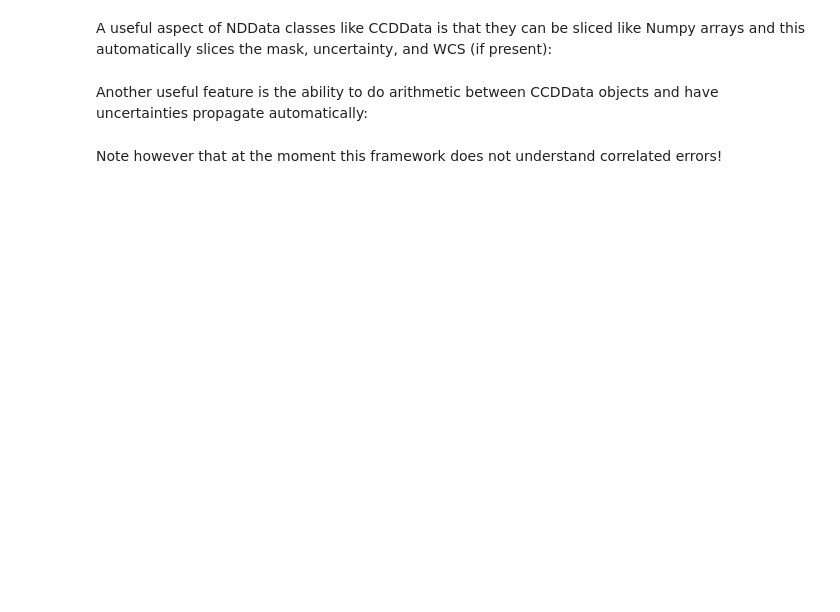
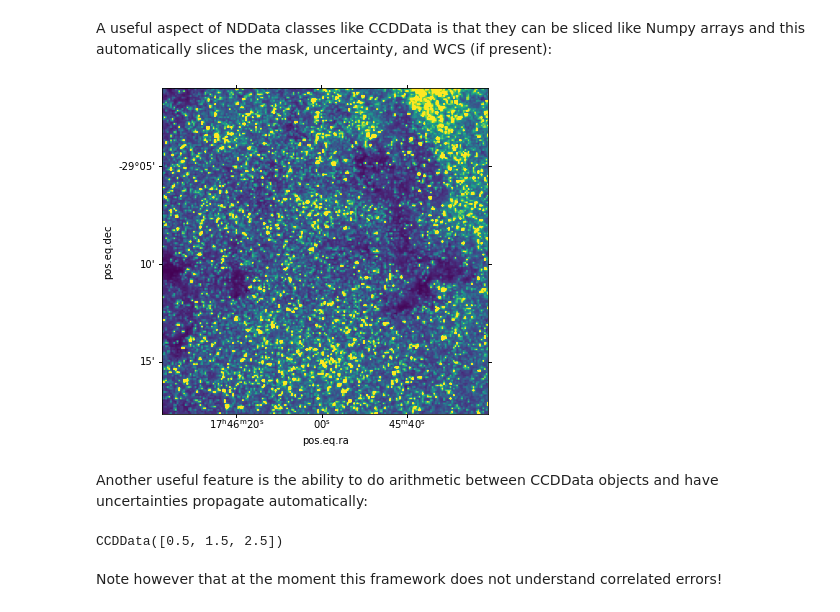
Before and after one commit to bsipocz/ASTR597, a Jupyter notebook: astropy_notebooks/09-nddata.ipynb, the cells around one changed output. Cells and saved outputs as stored; diff of their text form; code cells hidden in the pictures; blank space fills up the shorter version.

```diff
--- a/astropy_notebooks/09-nddata.ipynb
+++ b/astropy_notebooks/09-nddata.ipynb
@@ -60,3 +124,9 @@ A useful aspect of NDData classes like CCDData is that they can be sliced like N
+# %%
+plt.subplot(projection=subccd.wcs)
+plt.imshow(subccd.data, vmax=800)
+plt.show()
+# %% [output]
+[figure, added]
 # %% [markdown]
 Another useful feature is the ability to do arithmetic between CCDData objects and have uncertainties propagate automatically:
 # %%
@@ -67,2 +139,6 @@ ccd2 = CCDData([0.5, 0.5, 0.5], unit='count',
+# %%
+ccd_sub
+# %% [output]
+CCDData([0.5, 1.5, 2.5])
 # %% [markdown]
 Note however that at the moment this framework does not understand correlated errors!
```
Also changed, not shown: parts of 22 cells of this notebook.
